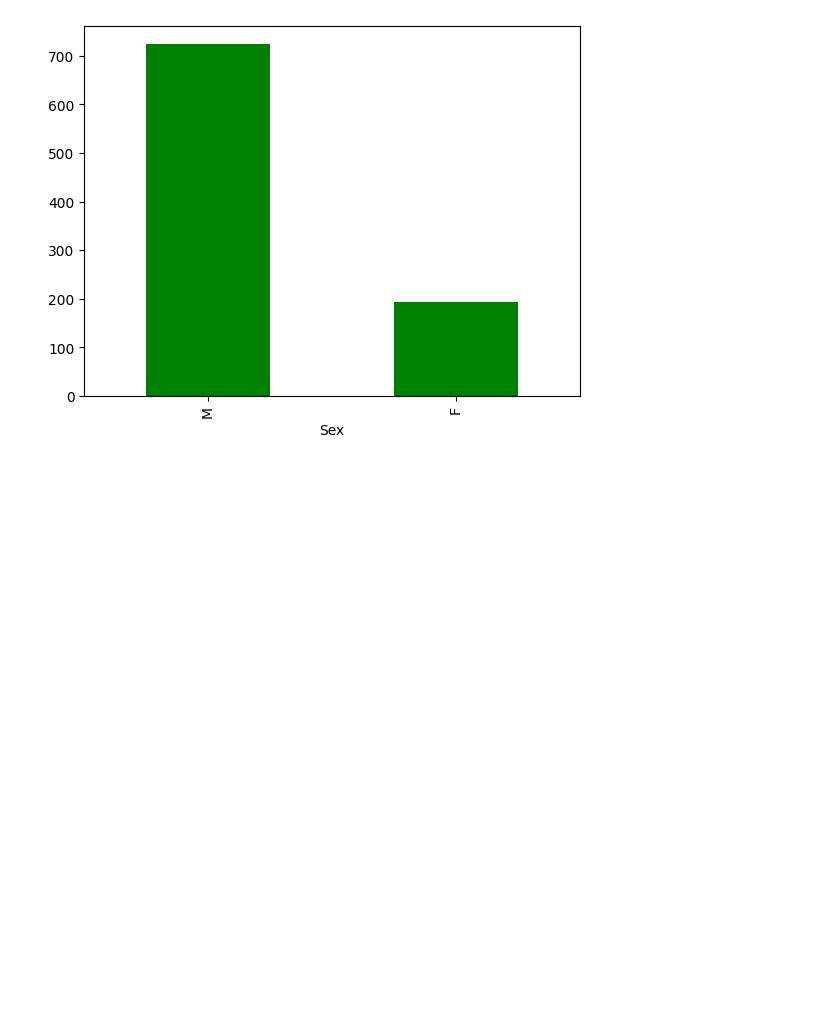
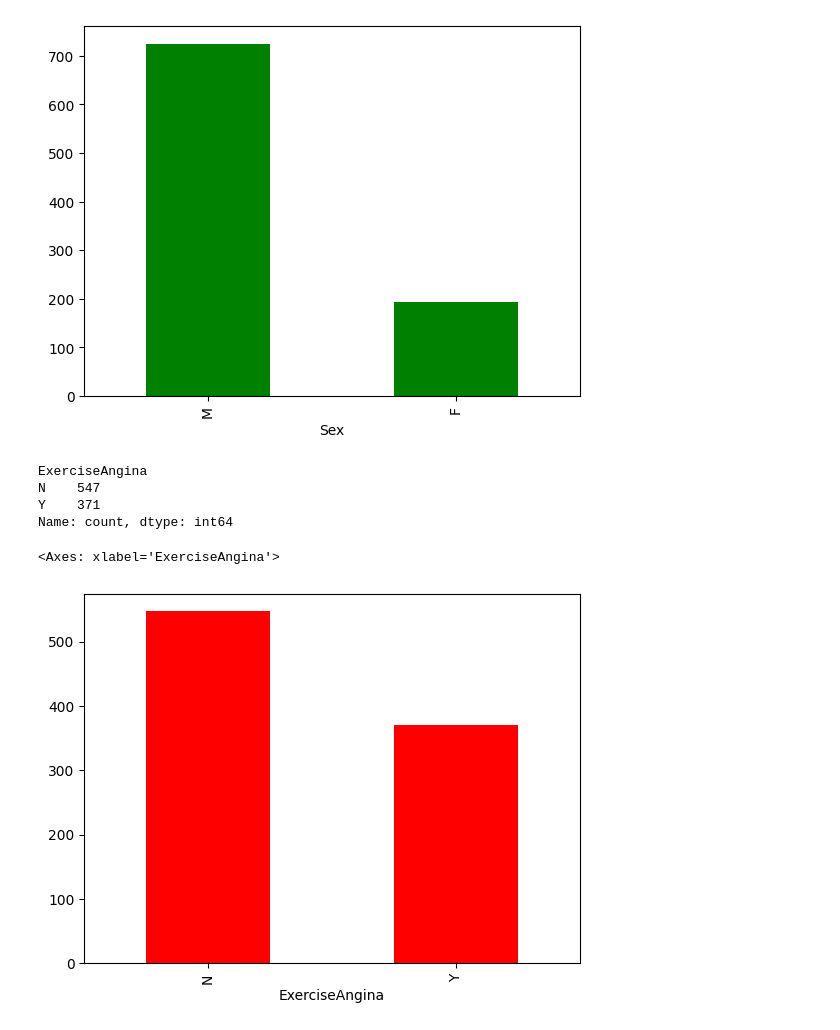
Before and after one commit to nur21horin/macine_learning, a Jupyter notebook: Heart_data/Heart.ipynb, the cells around one changed output. Drawn from its saved outputs; the diff is of its cells as text; code cells hidden in the pictures; blank space fills up the shorter version.

```diff
--- a/Heart_data/Heart.ipynb
+++ b/Heart_data/Heart.ipynb
@@ -176,3 +176,15 @@ df['Sex'].value_counts().plot(kind='bar',color='green')
 # %% [output]
 <Axes: xlabel='Sex'>
 [figure]
+# %%
+df['ExerciseAngina'].value_counts()
+# %% [output]
+ExerciseAngina
+N    547
+Y    371
+Name: count, dtype: int64
+# %%
+df['ExerciseAngina'].value_counts().plot(kind='bar',color='red')
+# %% [output]
+<Axes: xlabel='ExerciseAngina'>
+[figure, added]
```
